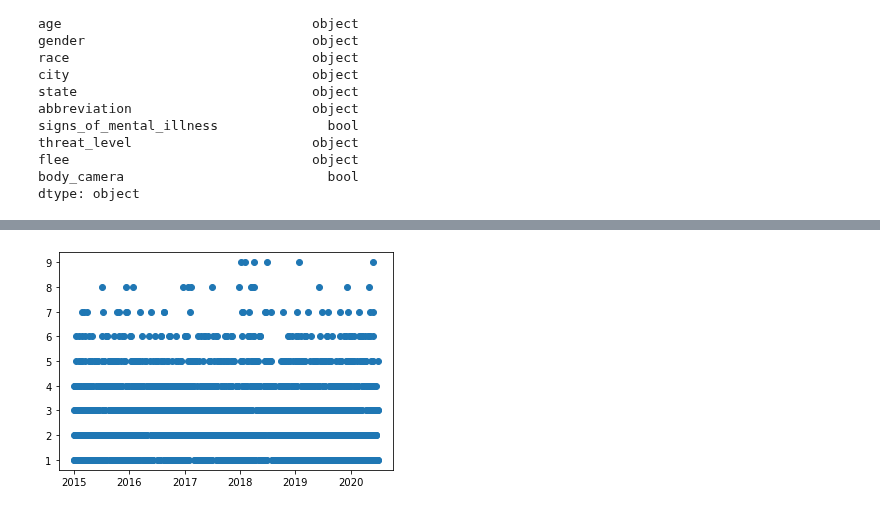
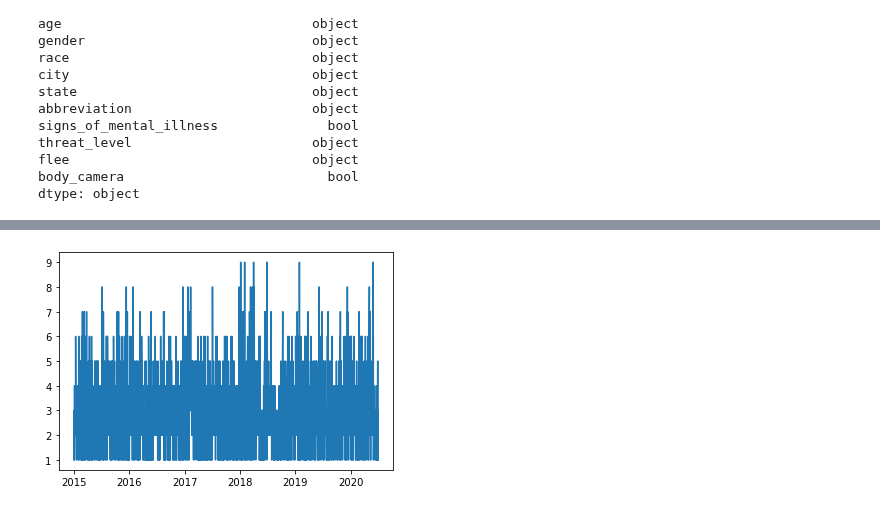
Before and after one commit to szerpa17/fatal-police-shootings, a Jupyter notebook: Analysis.ipynb, the cells around one changed output, grey strips where cells are left out. Cells and saved outputs as stored; diff of their text form; code cells hidden in the pictures.

```diff
--- a/Analysis.ipynb
+++ b/Analysis.ipynb
@@ -145,9 +135,14 @@ body_camera                          bool
 dtype: object
 # %%
 # Overall shootings per day analysis
-yearly_shootings_grp = shootings_df.groupby('date')
-date_df = pd.DataFrame(yearly_shootings_grp['id'].count())
-date_df = date_df.reset_index()
-date_df = date_df.rename(columns={'id':'id count'})
-date_df
+yearly_shootings = shootings_df
+yearly_shootings['year'] == yearly_shootings['date'].str.extract()
+# date_df = pd.DataFrame(yearly_shootings_grp['id'].count())
+# date_df = date_df.reset_index()
+# date_df = date_df.rename(columns={'id':'id count'})
+# date_df
+
+# make column with year, ad group by that new year column
+# or month analysis based on month across all years
+# name dataframes accordingly - to prevent confusion
 # %% [output]
@@ -167,14 +162,18 @@ date_df
 # %%
-plt.scatter(date_df['date'], date_df['id count'])
+plt.plot(date_df['date'], date_df['id count']) # need to possibly add 3rd item
+# multiplot idea for each year - based on month information?
+# scatter for date, ID, and year
+# coloring information by year
+#either year bar chart, or subplot multiplot line - for all years
 plt.show()
 
 # plt.bar?
 # plt.scatter?
-#shootings_df.groupby(lambda x: x.year)['date'].agg(['count'])
+# shootings_df.groupby(lambda x: x.year)['date'].agg(['count'])
 # test = shootings_df.groupby(['date'])['id', 'city', 'state']
 # test['state'].value_counts()
 #test['id'].counts()
 # plt.plot(x=shootings_df['city'], y=shootings_d)
 # shootings_df.plot(kind='bar', x='state') #value_counts()
 # %% [output]
-[figure, old version]
+[figure, new version]
```
Also changed, not shown: parts of 9 cells of this notebook, 1 other file.
